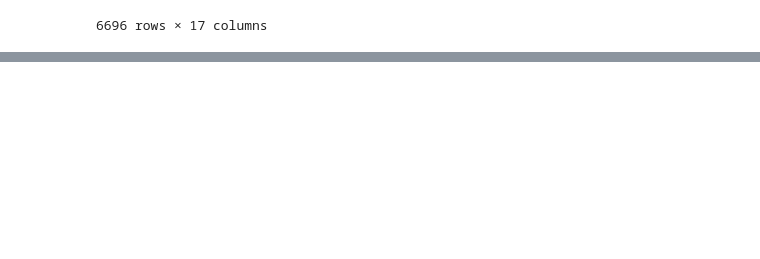
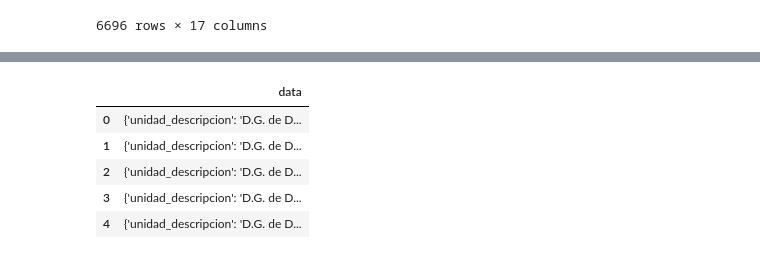
Before and after one commit to Adalab/DA-promoC-modulo-02-Marina-Lourdes-Ana, a Jupyter notebook: Pandas/02-pandas_2.ipynb, the cells around one changed output, grey strips where cells are left out. Saved outputs shown, nothing was run; the diff lists cells and outputs as text; code cells hidden in the pictures; blank space fills up the shorter version.

```diff
--- a/Pandas/02-pandas_2.ipynb
+++ b/Pandas/02-pandas_2.ipynb
@@ -38,0 +44,11 @@ archivo_pickle
+# %%
+#json
+df_json = pd.read_json("02-quejas.json")
+df_json.head()
+# %% [output]
+|  | data |
+| 0 | {'unidad_descripcion': 'D.G. de D... |
+| 1 | {'unidad_descripcion': 'D.G. de D... |
+| 2 | {'unidad_descripcion': 'D.G. de D... |
+| 3 | {'unidad_descripcion': 'D.G. de D... |
+| 4 | {'unidad_descripcion': 'D.G. de D... |
```
Also changed, not shown: parts of 11 cells of this notebook, 2 other files.
